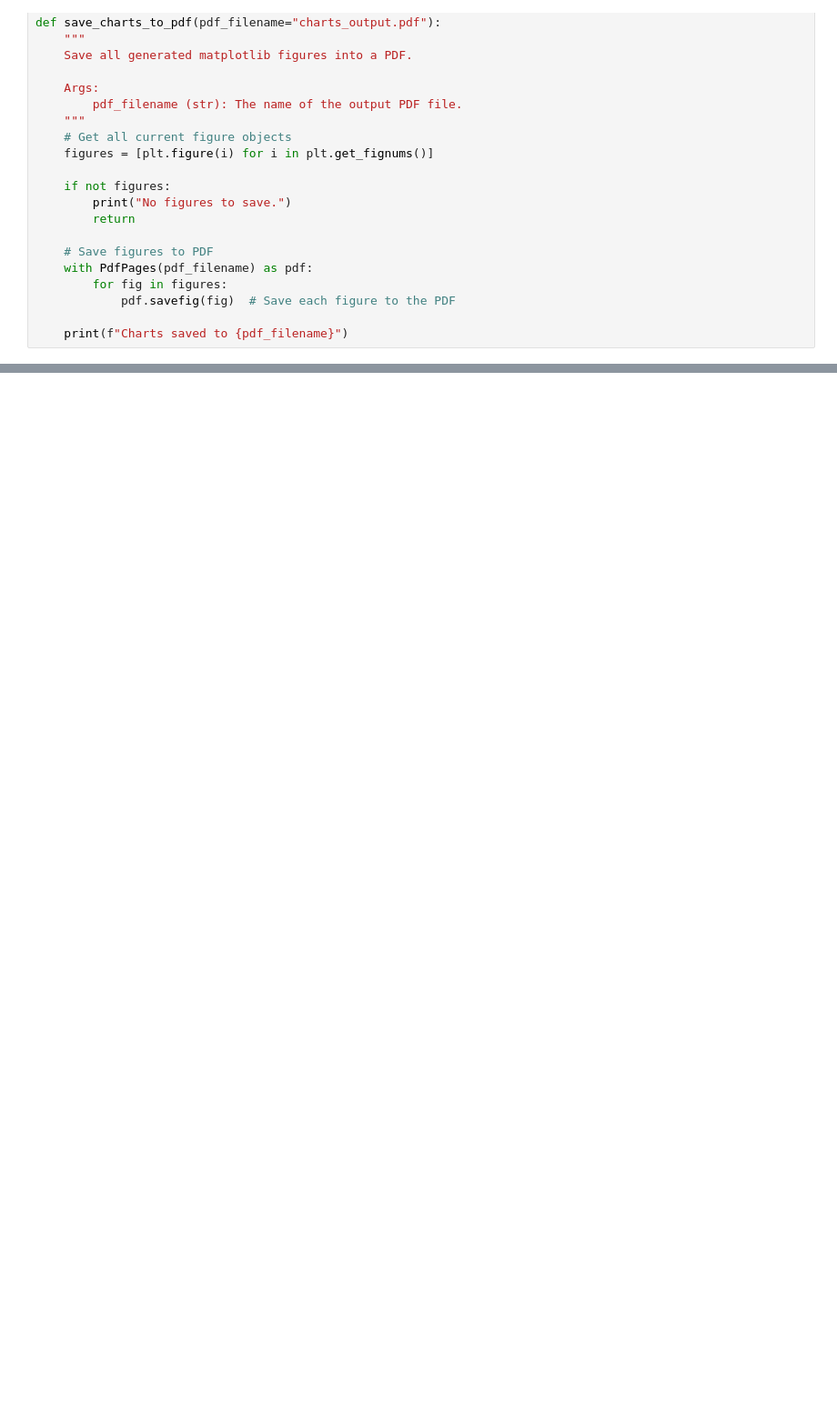
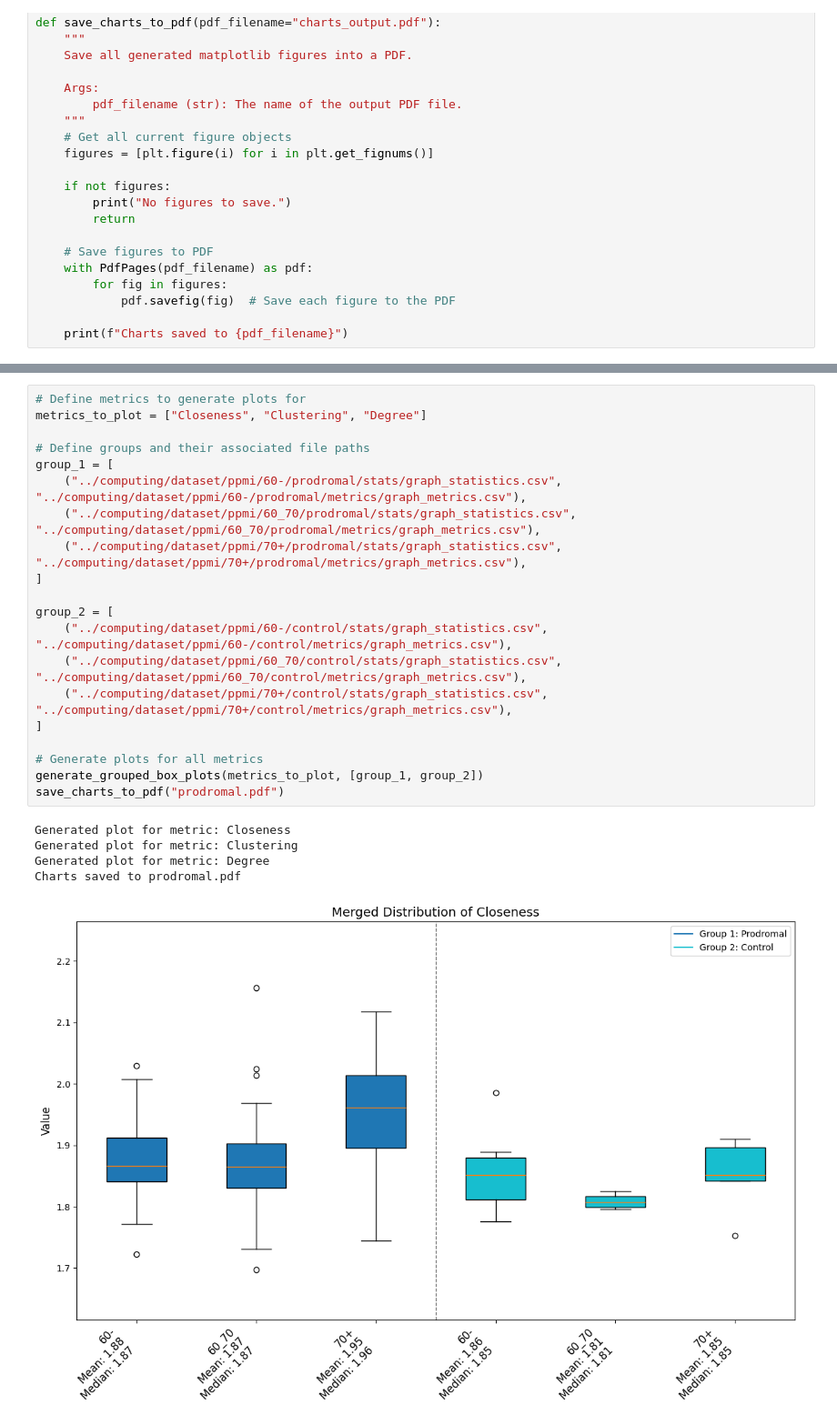
Before and after one commit to mattreturn1/NeuroGraph-Analysis, a Jupyter notebook: visualization/graph_charts.ipynb, the cells around one changed output, grey strips where cells are left out. Shown at 91% size. Cells and saved outputs as stored; diff of their text form; blank space fills up the shorter version.

```diff
--- a/visualization/graph_charts.ipynb
+++ b/visualization/graph_charts.ipynb
@@ -155,0 +156,26 @@ Charts saved to pd.pdf
+# %%
+# Define metrics to generate plots for
+metrics_to_plot = ["Closeness", "Clustering", "Degree"]
+
+# Define groups and their associated file paths
+group_1 = [
+    ("../computing/dataset/ppmi/60-/prodromal/stats/graph_statistics.csv", "../computing/dataset/ppmi/60-/prodromal/metrics/graph_metrics.csv"),
+    ("../computing/dataset/ppmi/60_70/prodromal/stats/graph_statistics.csv", "../computing/dataset/ppmi/60_70/prodromal/metrics/graph_metrics.csv"),
+    ("../computing/dataset/ppmi/70+/prodromal/stats/graph_statistics.csv", "../computing/dataset/ppmi/70+/prodromal/metrics/graph_metrics.csv"),
+]
+
+group_2 = [
+    ("../computing/dataset/ppmi/60-/control/stats/graph_statistics.csv", "../computing/dataset/ppmi/60-/control/metrics/graph_metrics.csv"),
+    ("../computing/dataset/ppmi/60_70/control/stats/graph_statistics.csv", "../computing/dataset/ppmi/60_70/control/metrics/graph_metrics.csv"),
+    ("../computing/dataset/ppmi/70+/control/stats/graph_statistics.csv", "../computing/dataset/ppmi/70+/control/metrics/graph_metrics.csv"),
+]
+
+# Generate plots for all metrics
+generate_grouped_box_plots(metrics_to_plot, [group_1, group_2])
+save_charts_to_pdf("prodromal.pdf")
+# %% [output]
+Generated plot for metric: Closeness
+Generated plot for metric: Clustering
+Generated plot for metric: Degree
+Charts saved to prodromal.pdf
+[figure, added]
```
Also changed, not shown: parts of 4 cells of this notebook.
